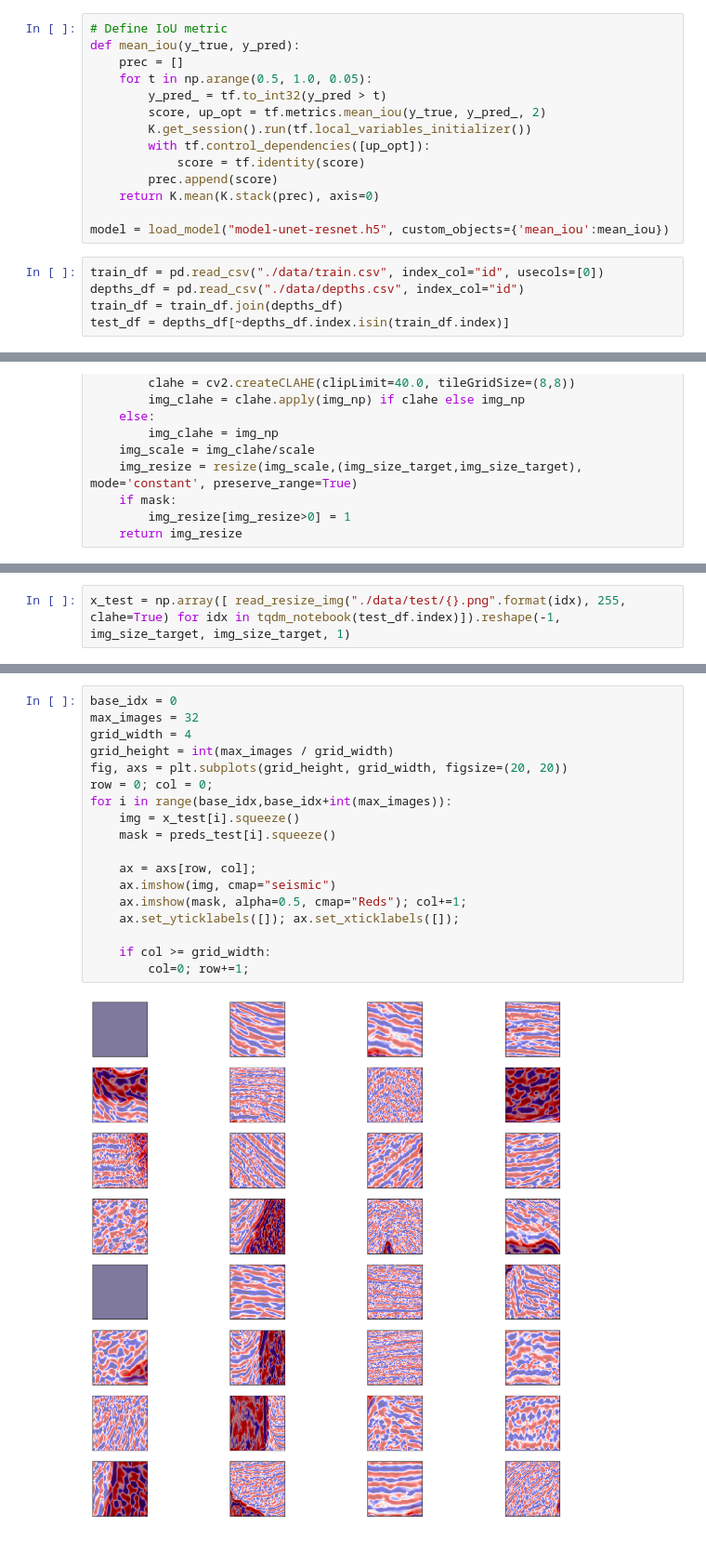
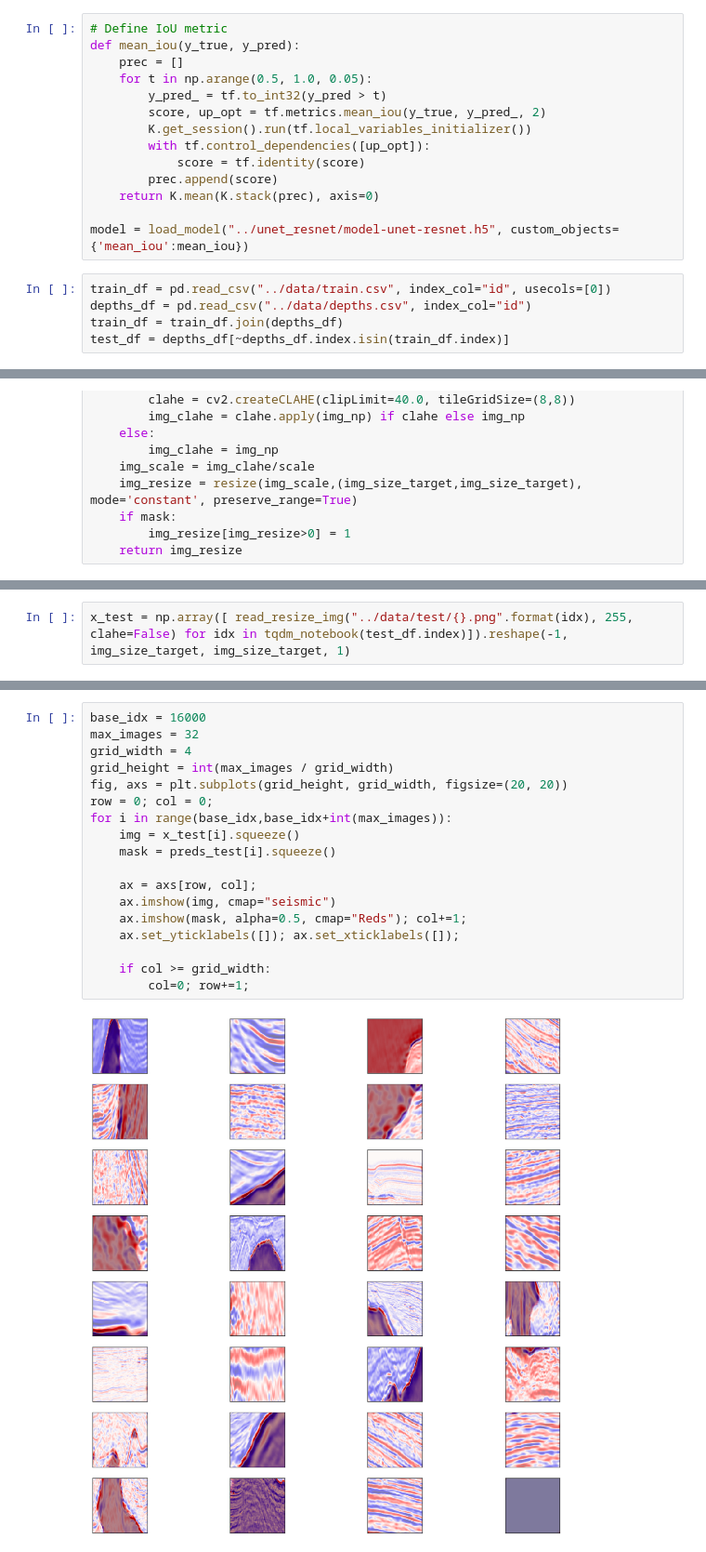
Before and after one commit to gody7334/tgs-salt-identification-challenge, a Jupyter notebook: predict_result/Predict result.ipynb, the cells around one changed output, grey strips where cells are left out. Shown: that part at 93% size. Drawn from its saved outputs; the diff is of its cells as text.

```diff
--- a/predict_result/Predict result.ipynb
+++ b/predict_result/Predict result.ipynb
@@ -109,10 +109,10 @@ def mean_iou(y_true, y_pred):
         prec.append(score)
     return K.mean(K.stack(prec), axis=0)
 
-model = load_model("model-unet-resnet.h5", custom_objects={'mean_iou':mean_iou})
+model = load_model("../unet_resnet/model-unet-resnet.h5", custom_objects={'mean_iou':mean_iou})
 # %%
-train_df = pd.read_csv("./data/train.csv", index_col="id", usecols=[0])
-depths_df = pd.read_csv("./data/depths.csv", index_col="id")
+train_df = pd.read_csv("../data/train.csv", index_col="id", usecols=[0])
+depths_df = pd.read_csv("../data/depths.csv", index_col="id")
 train_df = train_df.join(depths_df)
 test_df = depths_df[~depths_df.index.isin(train_df.index)]
 # %%
@@ -143,7 +143,7 @@ x_train = np.array([ read_resize_img("./data/train/{}.png".format(idx), 255, cla
 # %% [output]
 [interactive output not drawn]
 # %%
-x_test = np.array([ read_resize_img("./data/test/{}.png".format(idx), 255, clahe=True) for idx in tqdm_notebook(test_df.index)]).reshape(-1, img_size_target, img_size_target, 1)
+x_test = np.array([ read_resize_img("../data/test/{}.png".format(idx), 255, clahe=False) for idx in tqdm_notebook(test_df.index)]).reshape(-1, img_size_target, img_size_target, 1)
 # %% [output]
 [interactive output not drawn]
 # %%
@@ -154,21 +154,21 @@ preds_test = model.predict(x_test, batch_size=32, verbose=1)
 # %%
-base_idx = 0
+base_idx = 16000
 max_images = 32
 grid_width = 4
 grid_height = int(max_images / grid_width)
 fig, axs = plt.subplots(grid_height, grid_width, figsize=(20, 20))
 row = 0; col = 0;
 for i in range(base_idx,base_idx+int(max_images)):
     img = x_test[i].squeeze()
     mask = preds_test[i].squeeze()
 
     ax = axs[row, col];
     ax.imshow(img, cmap="seismic")
     ax.imshow(mask, alpha=0.5, cmap="Reds"); col+=1;
     ax.set_yticklabels([]); ax.set_xticklabels([]);
 
     if col >= grid_width:
         col=0; row+=1;
 # %% [output]
-[figure, old version]
+[figure, new version]
 # %%
```
Also changed, not shown: parts of 3 cells of this notebook, 5 other files.
